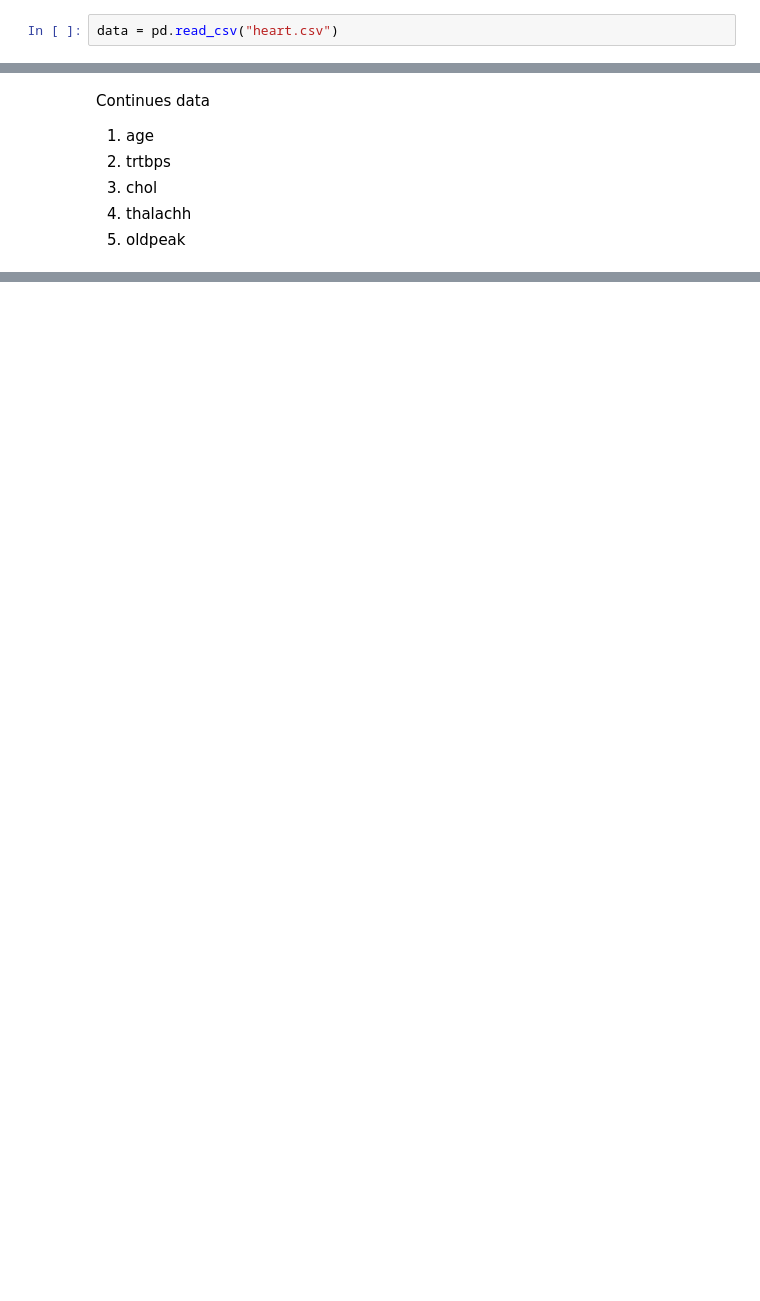
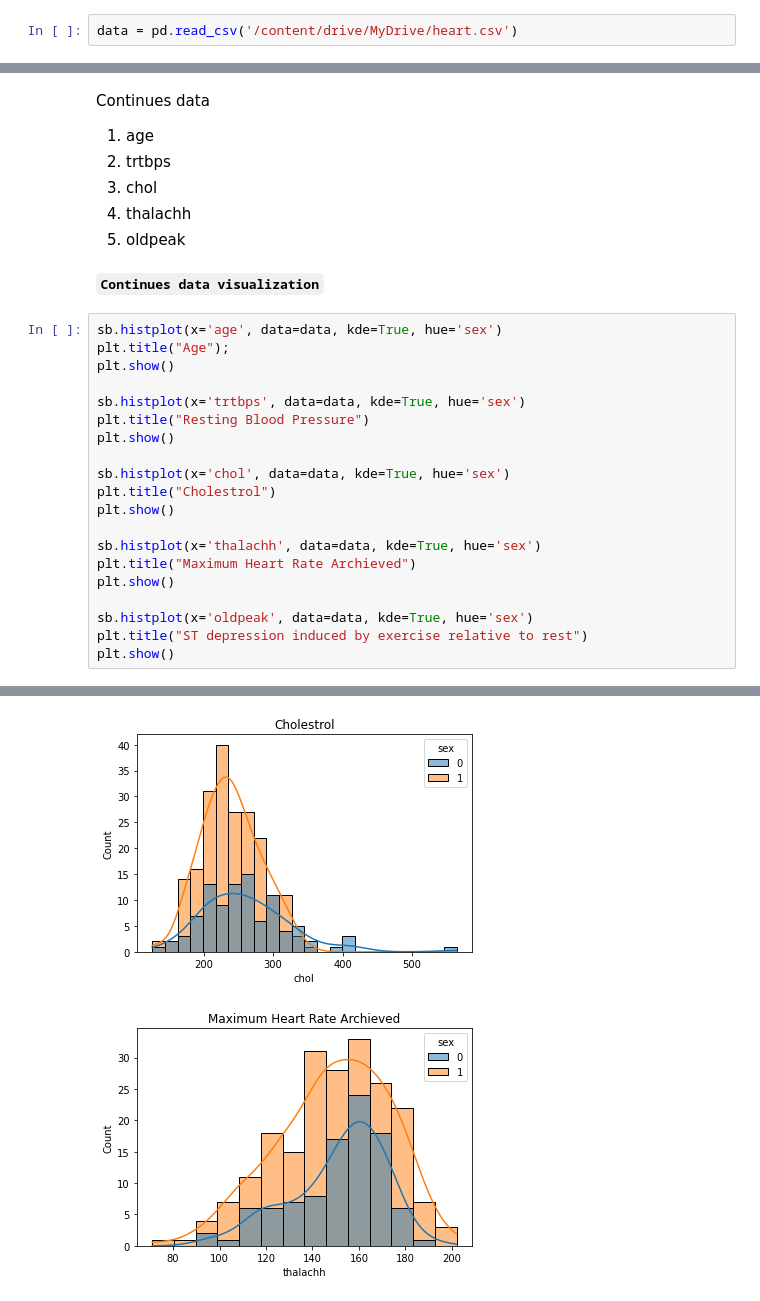
Before and after one commit to NiroginiJanstin/ML_Assignment2_IT18412994_IT18218336_IT18216592, a Jupyter notebook: Heart_Attack_Prediction_SVM_Model.ipynb, the cells around one changed output, grey strips where cells are left out. Drawn from its saved outputs; the diff is of its cells as text; blank space fills up the shorter version.

Commit message:
Changes on data visualization

```diff
--- a/Heart_Attack_Prediction_SVM_Model.ipynb
+++ b/Heart_Attack_Prediction_SVM_Model.ipynb
@@ -12,2 +18,2 @@ The dataset collected from https://www.kaggle.com/datasets/rashikrahmanpritom/he
 # %%
-data = pd.read_csv("heart.csv")
+data = pd.read_csv('/content/drive/MyDrive/heart.csv')
@@ -161,3 +124,26 @@ Continues data
 3. chol
 4. thalachh
 5. oldpeak
+# %% [markdown]
+**`Continues data visualization`**
+# %%
+sb.histplot(x='age', data=data, kde=True, hue='sex')
+plt.title("Age");
+plt.show()
+
+sb.histplot(x='trtbps', data=data, kde=True, hue='sex')
+plt.title("Resting Blood Pressure")
+plt.show()
+
+sb.histplot(x='chol', data=data, kde=True, hue='sex')
+plt.title("Cholestrol")
+plt.show()
+
+sb.histplot(x='thalachh', data=data, kde=True, hue='sex')
+plt.title("Maximum Heart Rate Archieved")
+plt.show()
+
+sb.histplot(x='oldpeak', data=data, kde=True, hue='sex')
+plt.title("ST depression induced by exercise relative to rest")
+plt.show()
+# %% [output]
@@ -163,0 +152,2 @@ Continues data
+[figure, added]
+[figure, added]
```
Also changed, not shown: parts of 23 cells of this notebook.
